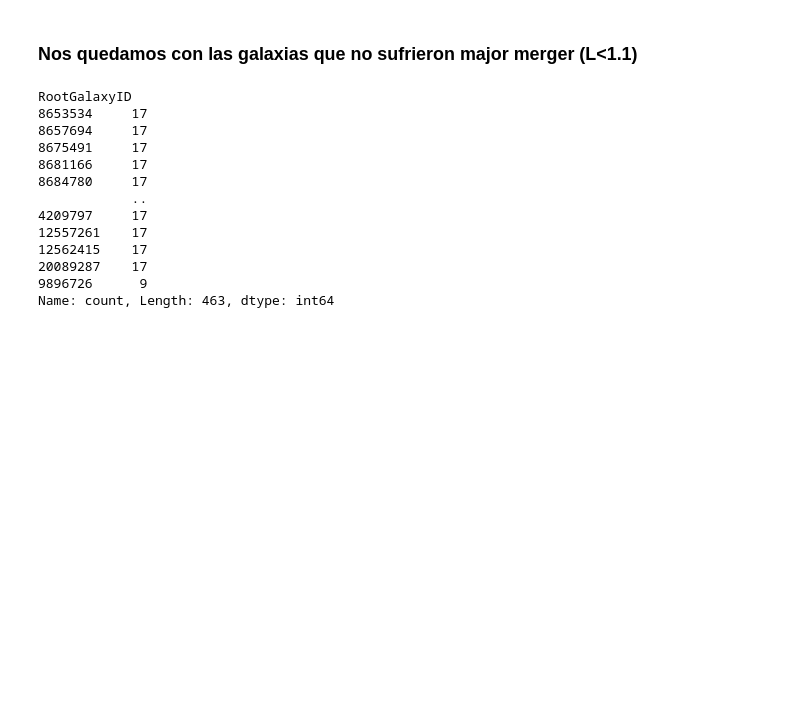
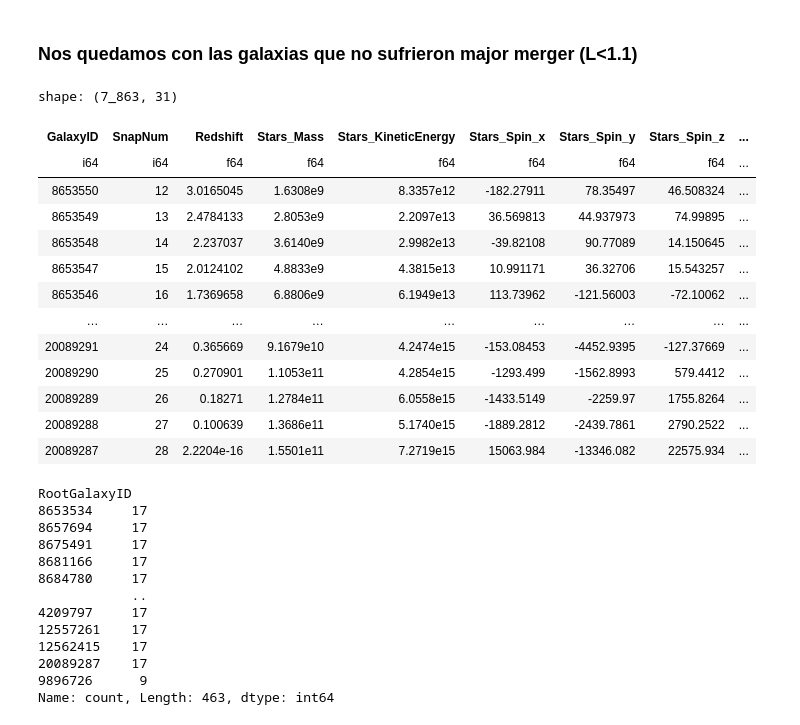
Before and after one commit to SantamariaR/Taller-Tesis-1, a Jupyter notebook: Estadistica_evolutiva.ipynb, the cells around one changed output. Saved outputs shown, nothing was run; the diff lists cells and outputs as text; code cells hidden in the pictures; blank space fills up the shorter version.

```diff
--- a/Estadistica_evolutiva.ipynb
+++ b/Estadistica_evolutiva.ipynb
@@ -453,6 +468,23 @@ result_sin_merger = filtered_data.join(
     on="RootGalaxyID",
     how="inner"
 )
+# %%
+result_sin_merger
+# %% [output]
+shape: (7_863, 31)
+| GalaxyID | SnapNum | Redshift | Stars_Mass | Stars_KineticEnergy | Stars_Spin_x | Stars_Spin_y | Stars_Spin_z | ... |
+| i64 | i64 | f64 | f64 | f64 | f64 | f64 | f64 | ... |
+| 8653550 | 12 | 3.0165045 | 1.6308e9 | 8.3357e12 | -182.27911 | 78.35497 | 46.508324 | ... |
+| 8653549 | 13 | 2.4784133 | 2.8053e9 | 2.2097e13 | 36.569813 | 44.937973 | 74.99895 | ... |
+| 8653548 | 14 | 2.237037 | 3.6140e9 | 2.9982e13 | -39.82108 | 90.77089 | 14.150645 | ... |
+| 8653547 | 15 | 2.0124102 | 4.8833e9 | 4.3815e13 | 10.991171 | 36.32706 | 15.543257 | ... |
+| 8653546 | 16 | 1.7369658 | 6.8806e9 | 6.1949e13 | 113.73962 | -121.56003 | -72.10062 | ... |
+| … | … | … | … | … | … | … | … | ... |
+| 20089291 | 24 | 0.365669 | 9.1679e10 | 4.2474e15 | -153.08453 | -4452.9395 | -127.37669 | ... |
+| 20089290 | 25 | 0.270901 | 1.1053e11 | 4.2854e15 | -1293.499 | -1562.8993 | 579.4412 | ... |
+| 20089289 | 26 | 0.18271 | 1.2784e11 | 6.0558e15 | -1433.5149 | -2259.97 | 1755.8264 | ... |
+| 20089288 | 27 | 0.100639 | 1.3686e11 | 5.1740e15 | -1889.2812 | -2439.7861 | 2790.2522 | ... |
+| 20089287 | 28 | 2.2204e-16 | 1.5501e11 | 7.2719e15 | 15063.984 | -13346.082 | 22575.934 | ... |
 # %%
 result_sin_merger.filter(pl.col("Lm") < 1.1).select(["RootGalaxyID", "SnapNum", "Lm","BlackHoleMass"]).to_pandas().value_counts("RootGalaxyID")
 # %% [output]
```
Also changed, not shown: parts of 11 cells of this notebook, 11 other files.
